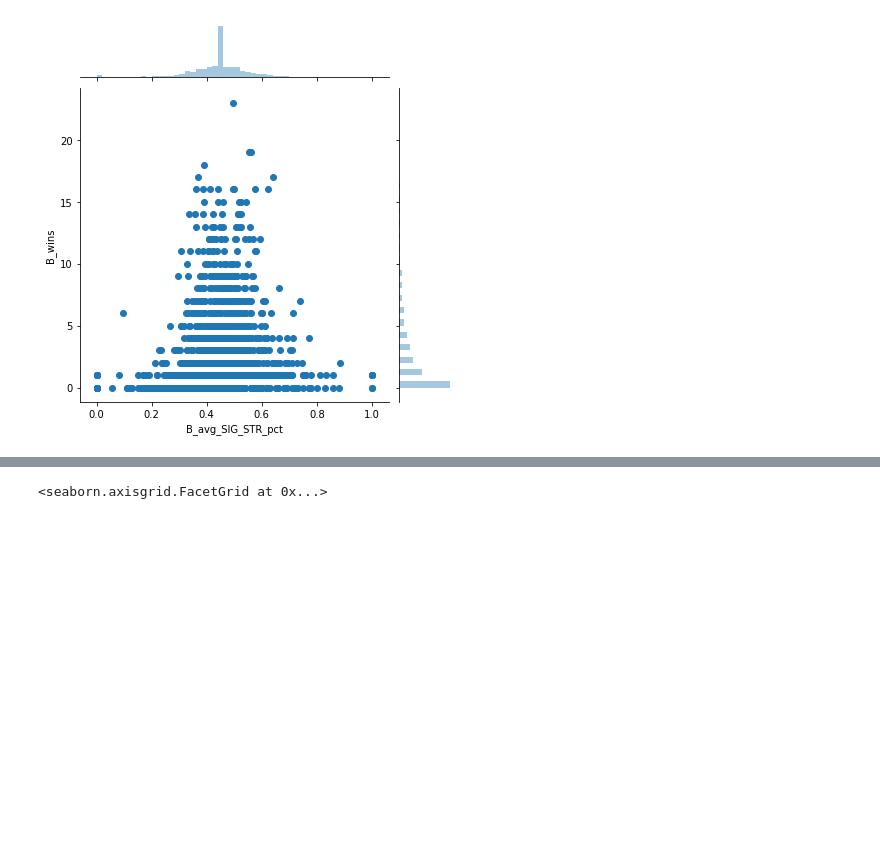
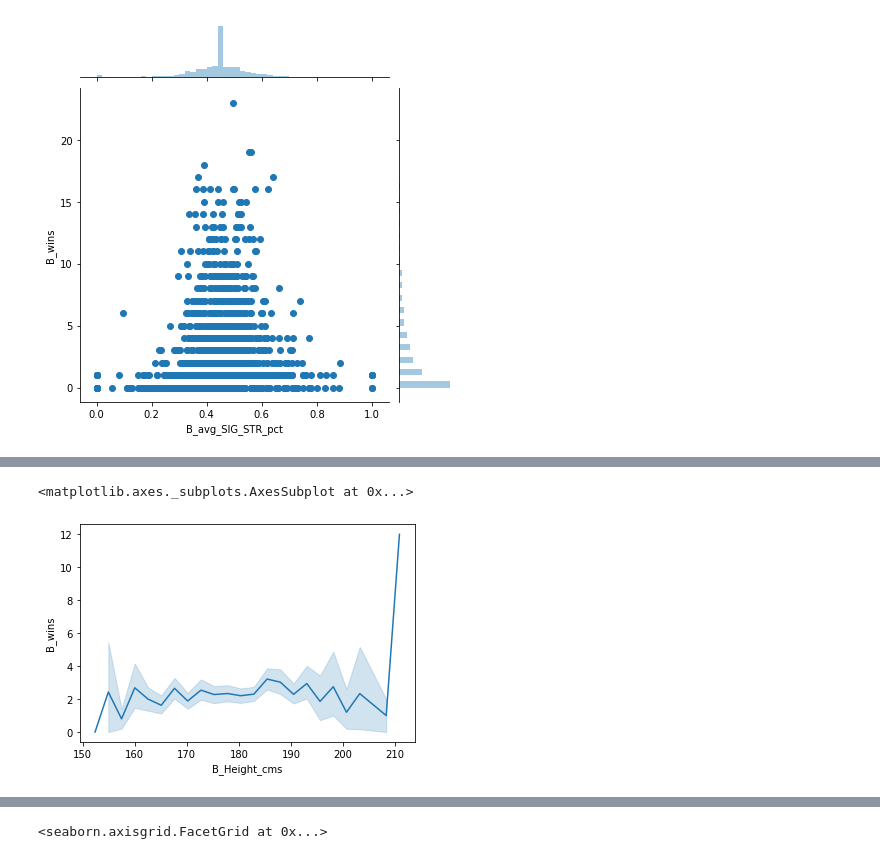
Before and after one commit to abasiamaakpan/UFC_Data_Mining_Project, a Jupyter notebook: Categorical_Plots.ipynb, the cells around one changed output, grey strips where cells are left out. Saved outputs shown, nothing was run; the diff lists cells and outputs as text; code cells hidden in the pictures; blank space fills up the shorter version.

```diff
--- a/Categorical_Plots.ipynb
+++ b/Categorical_Plots.ipynb
@@ -20,0 +25,6 @@ sns.lineplot(x="B_age", y="B_wins", data=df)
+# %%
+#A line plot between B height and B Wins
+sns.lineplot(x="B_Height_cms", y="B_wins", data=df2)
+# %% [output]
+<matplotlib.axes._subplots.AxesSubplot at 0x...>
+[figure, added]
```
Also changed, not shown: parts of 50 cells of this notebook.
